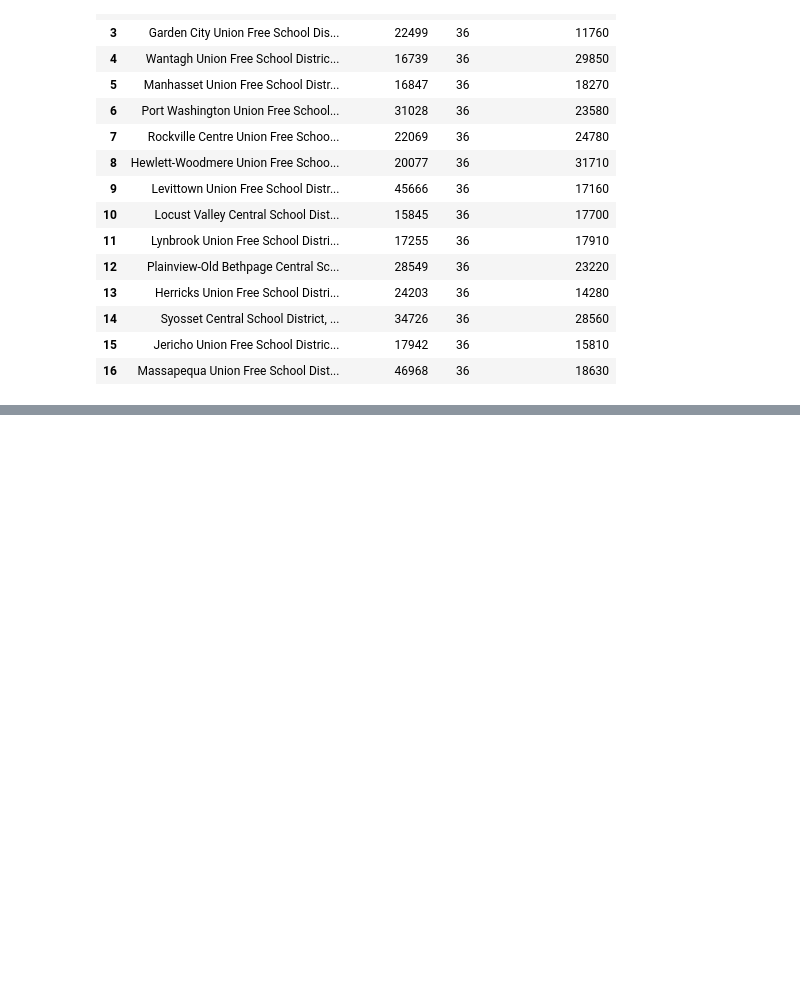
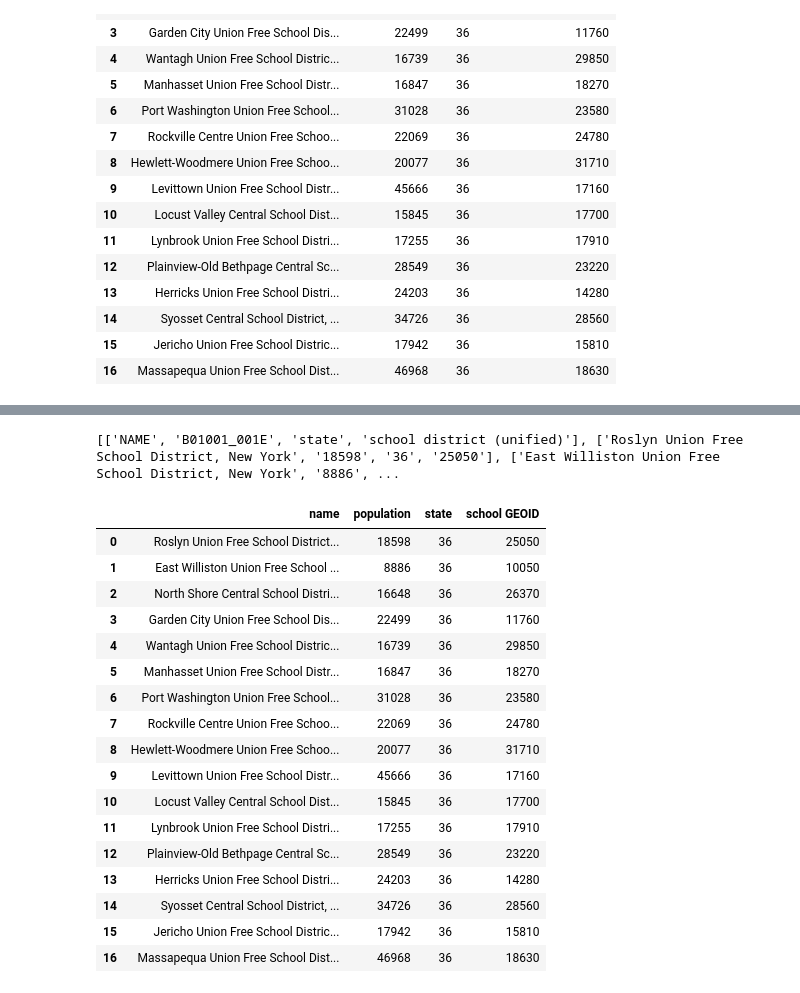
Before and after one commit to pylinet/USCensus, a Jupyter notebook: USCensus-NewYork.ipynb, the cells around one changed output, grey strips where cells are left out. Cells and saved outputs as stored; diff of their text form; code cells hidden in the pictures; blank space fills up the shorter version.

```diff
--- a/USCensus-NewYork.ipynb
+++ b/USCensus-NewYork.ipynb
@@ -115,0 +141,38 @@ dataFrame(testResponse3)
+# %%
+# JSON method response is a list of lists
+
+print(testResponse3.json())
+# %% [output]
+[['NAME', 'B01001_001E', 'state', 'school district (unified)'], ['Roslyn Union Free School District, New York', '18598', '36', '25050'], ['East Williston Union Free School District, New York', '8886', ...
+# %%
+column_names = ['name', 'population', 'state', 'school GEOID']
+# %%
+# construct data frame
+# new column names get passed, json list of lists get passed through data param
+# use slicing to skip row 0, which is the header
+
+df = pd.DataFrame(columns=column_names, data=testResponse3.json()[1:])
+
+# changes data type to integer from string
+df["population"] = df["population"].astype(int)
+
+df
+# %% [output]
+|  | name | population | state | school GEOID |
+| 0 | Roslyn Union Free School District... | 18598 | 36 | 25050 |
+| 1 | East Williston Union Free School ... | 8886 | 36 | 10050 |
+| 2 | North Shore Central School Distri... | 16648 | 36 | 26370 |
+| 3 | Garden City Union Free School Dis... | 22499 | 36 | 11760 |
+| 4 | Wantagh Union Free School Distric... | 16739 | 36 | 29850 |
+| 5 | Manhasset Union Free School Distr... | 16847 | 36 | 18270 |
+| 6 | Port Washington Union Free School... | 31028 | 36 | 23580 |
+| 7 | Rockville Centre Union Free Schoo... | 22069 | 36 | 24780 |
+| 8 | Hewlett-Woodmere Union Free Schoo... | 20077 | 36 | 31710 |
+| 9 | Levittown Union Free School Distr... | 45666 | 36 | 17160 |
+| 10 | Locust Valley Central School Dist... | 15845 | 36 | 17700 |
+| 11 | Lynbrook Union Free School Distri... | 17255 | 36 | 17910 |
+| 12 | Plainview-Old Bethpage Central Sc... | 28549 | 36 | 23220 |
+| 13 | Herricks Union Free School Distri... | 24203 | 36 | 14280 |
+| 14 | Syosset Central School District, ... | 34726 | 36 | 28560 |
+| 15 | Jericho Union Free School Distric... | 17942 | 36 | 15810 |
+| 16 | Massapequa Union Free School Dist... | 46968 | 36 | 18630 |
```
Also changed, not shown: parts of 6 cells of this notebook.
